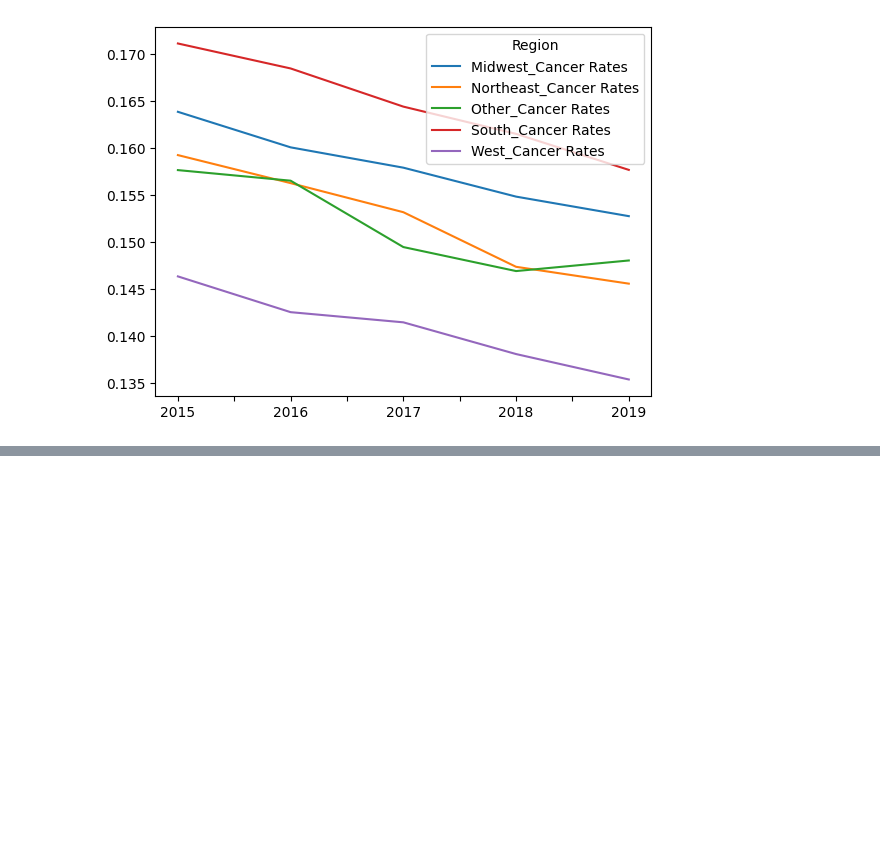
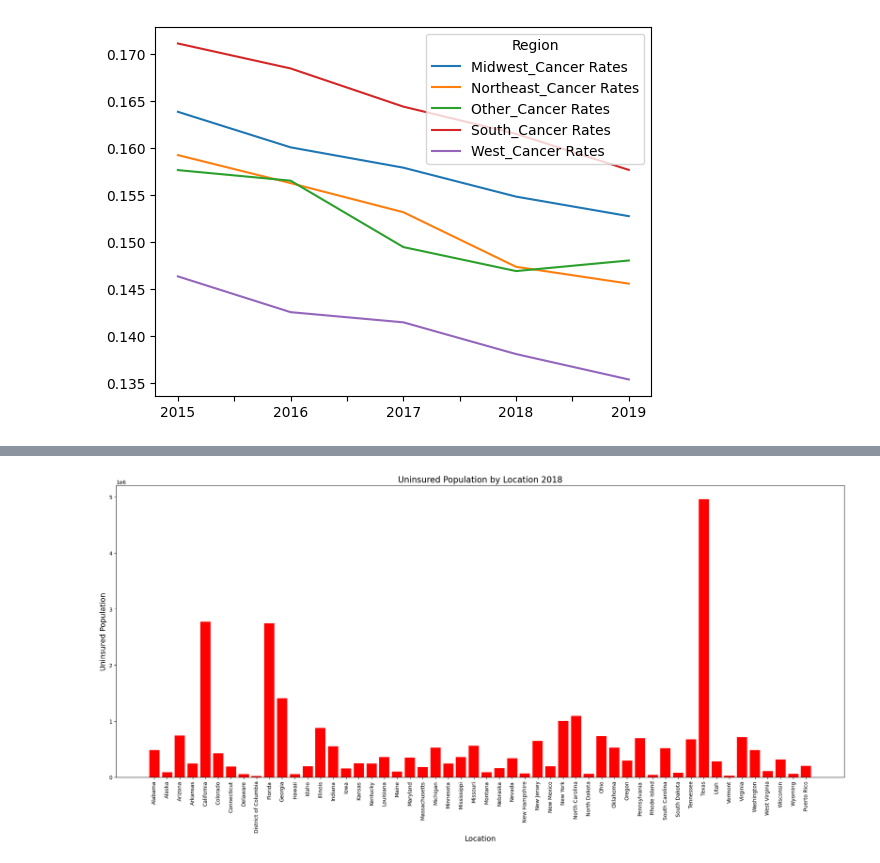
Before and after one commit to RyanWeigel32/Class_Project_Final, a Jupyter notebook: Project_One_Final.ipynb, the cells around one changed output, grey strips where cells are left out. Saved outputs shown, nothing was run; the diff lists cells and outputs as text; code cells hidden in the pictures; blank space fills up the shorter version.

```diff
--- a/Project_One_Final.ipynb
+++ b/Project_One_Final.ipynb
@@ -2213,0 +2370,19 @@ cancer_data_pivot_final.plot()
+# %%
+#2018
+# Plot uninsured people by location
+
+# Convert Medicaid and Uninsured columns to numeric
+
+
+# Drop rows with NaN values in the Uninsured column
+# Plot uninsured people by location with commas for thousands separators
+plt.figure(figsize=(20, 10))  # Increase the figure size
+bars = plt.bar(df_2018['Location'], df_2018['Uninsured'], color='red')
+plt.xlabel('Location', fontsize=14)  # Increase the font size of the labels
+plt.ylabel('Uninsured Population', fontsize=14)
+plt.title('Uninsured Population by Location 2018', fontsize=16)
+plt.xticks(rotation=90, fontsize=10)  # Rotate labels for better spacing and adjust font size
+plt.yticks(fontsize=10)
+plt.tight_layout()
+# %% [output]
+[figure, added]
```
Also changed, not shown: parts of 22 cells of this notebook, 5 other files.
